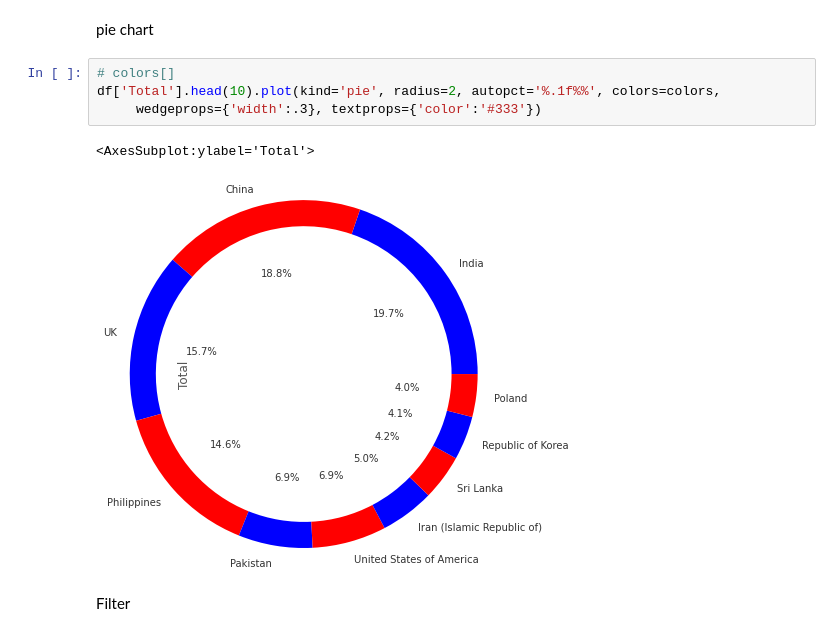
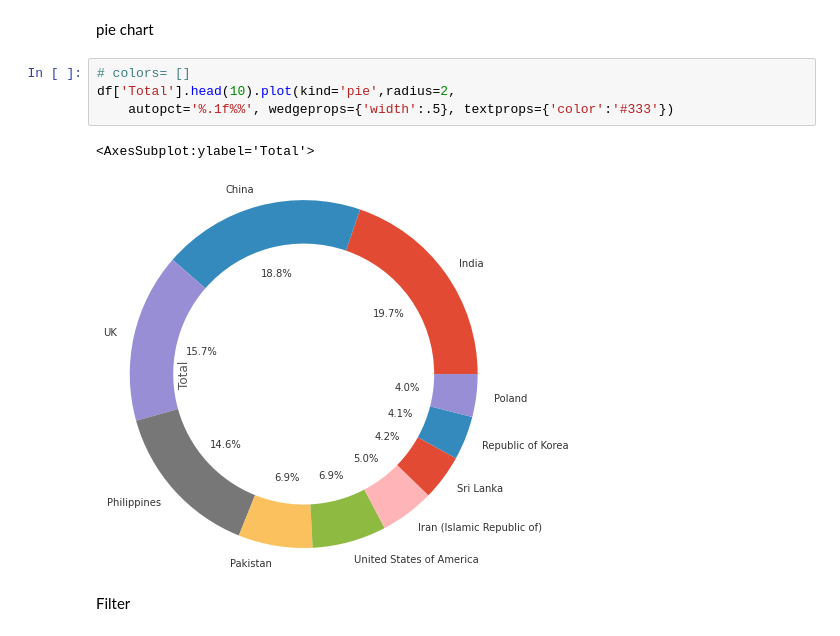
Before and after one commit to AsmitaMaurya24/python-data-sciene, a Jupyter notebook: data_science/data_analytics.ipynb, the cells around one changed output. Drawn from its saved outputs; the diff is of its cells as text.

```diff
--- a/data_science/data_analytics.ipynb
+++ b/data_science/data_analytics.ipynb
@@ -145,12 +145,12 @@ df.head(5)
 # %% [markdown]
 pie chart
 # %%
-# colors[]
-df['Total'].head(10).plot(kind='pie', radius=2, autopct='%.1f%%', colors=colors,
-     wedgeprops={'width':.3}, textprops={'color':'#333'})
+# colors= []
+df['Total'].head(10).plot(kind='pie',radius=2,
+    autopct='%.1f%%', wedgeprops={'width':.5}, textprops={'color':'#333'})
 # %% [output]
 <AxesSubplot:ylabel='Total'>
-[figure, old version]
+[figure, new version]
 # %% [markdown]
 Filter
 # %%
```
Also changed, not shown: parts of 15 cells of this notebook, 1 other file.
